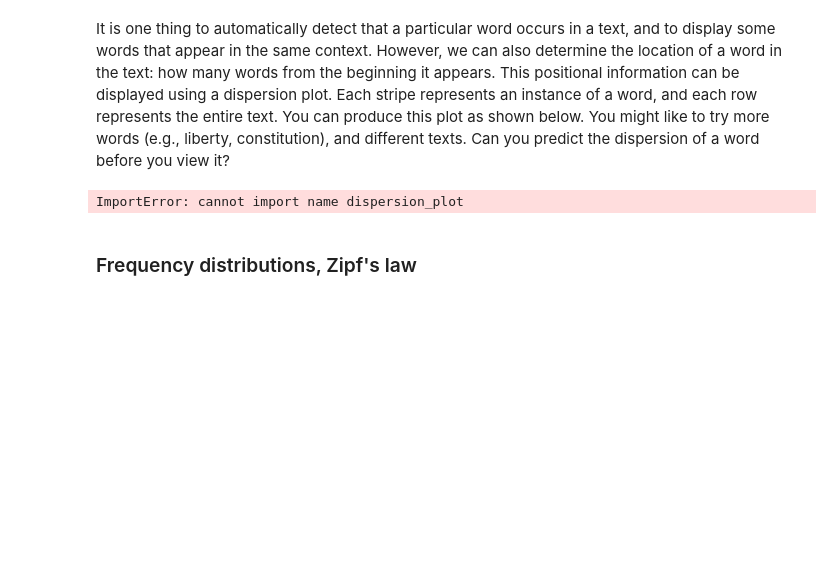
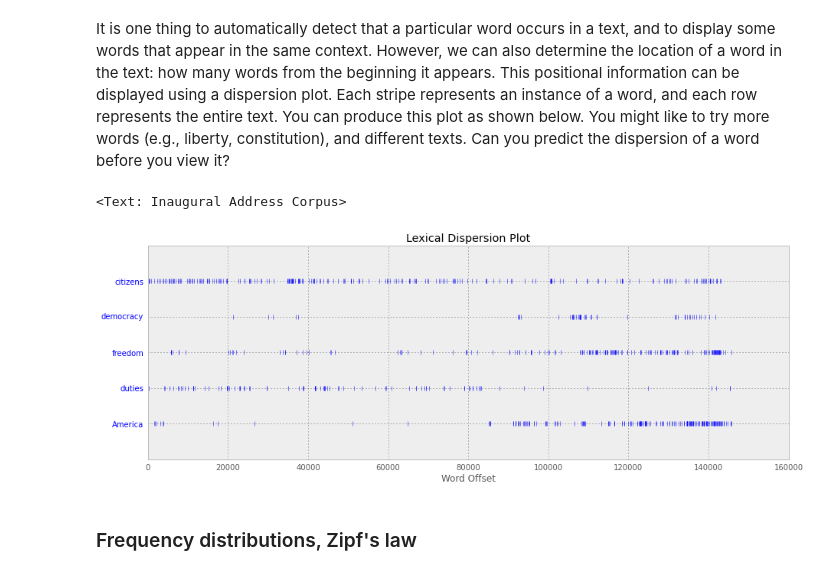
Before and after one commit to cz764/DealingWithData, a Jupyter notebook: VM/ipynb/Session 7 (Natural Language Processing).ipynb, the cells around one changed output. Saved outputs shown, nothing was run; the diff lists cells and outputs as text; code cells hidden in the pictures; blank space fills up the shorter version.

```diff
--- a/VM/ipynb/Session 7 (Natural Language Processing).ipynb
+++ b/VM/ipynb/Session 7 (Natural Language Processing).ipynb
@@ -64,12 +78,16 @@ from nltk.book import *
 # %% [markdown]
 It is one thing to automatically detect that a particular word occurs in a text, and to display some words that appear in the same context. However, we can also determine the location of a word in the text: how many words from the beginning it appears. This positional information can be displayed using a dispersion plot. Each stripe represents an instance of a word, and each row represents the entire text. You can produce this plot as shown below. You might like to try more words (e.g., liberty, constitution), and different texts. Can you predict the dispersion of a word before you view it?
+# %%
+text4
+# %% [output]
+<Text: Inaugural Address Corpus>
 # %%
 # Text4 is the inauguration addresses
 from nltk.draw.dispersion import dispersion_plot
 
-text4.dispersion_plot(["citizens", "democracy", "freedom", "duties", "America"])
+dispersion_plot(text4, ["citizens", "democracy", "freedom", "duties", "America"])
 # %% [output]
-ImportError: cannot import name dispersion_plot
+[figure, added]
 # %% [markdown]
 ### Frequency distributions, Zipf's law
 # %% [markdown]
```
Also changed, not shown: parts of 5 cells of this notebook, 2 other files.
